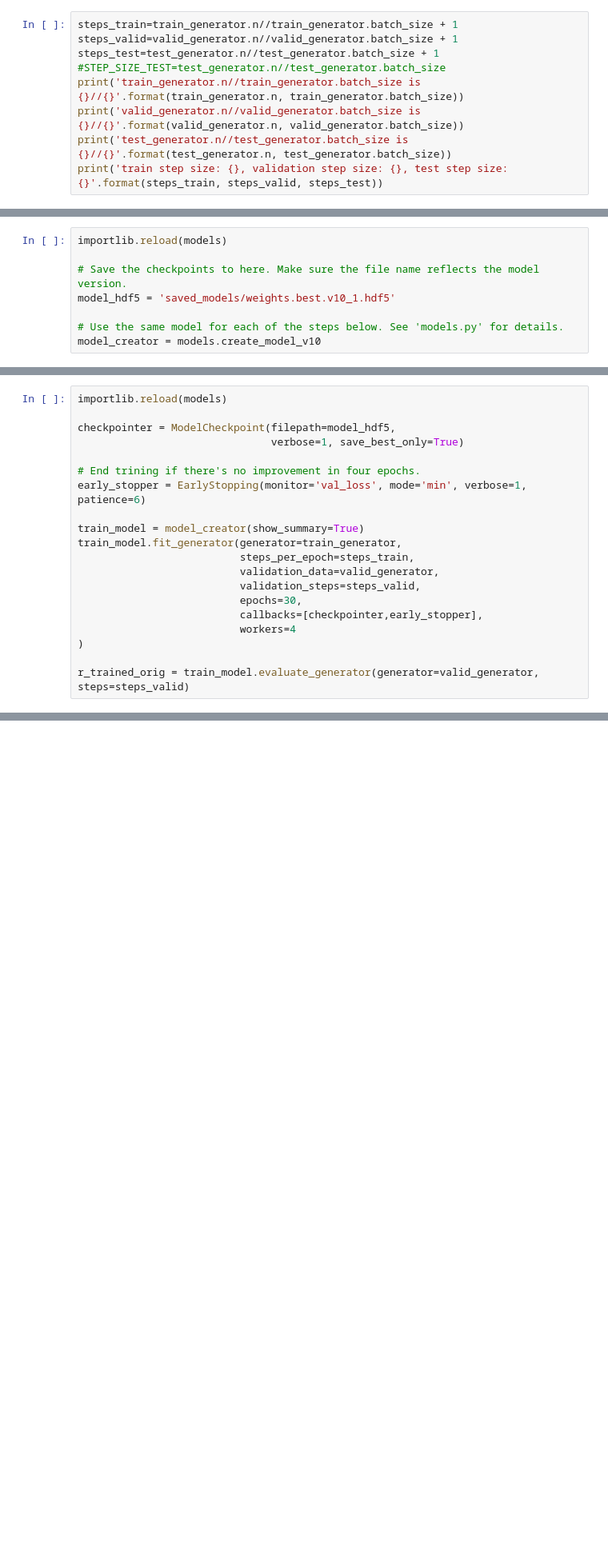
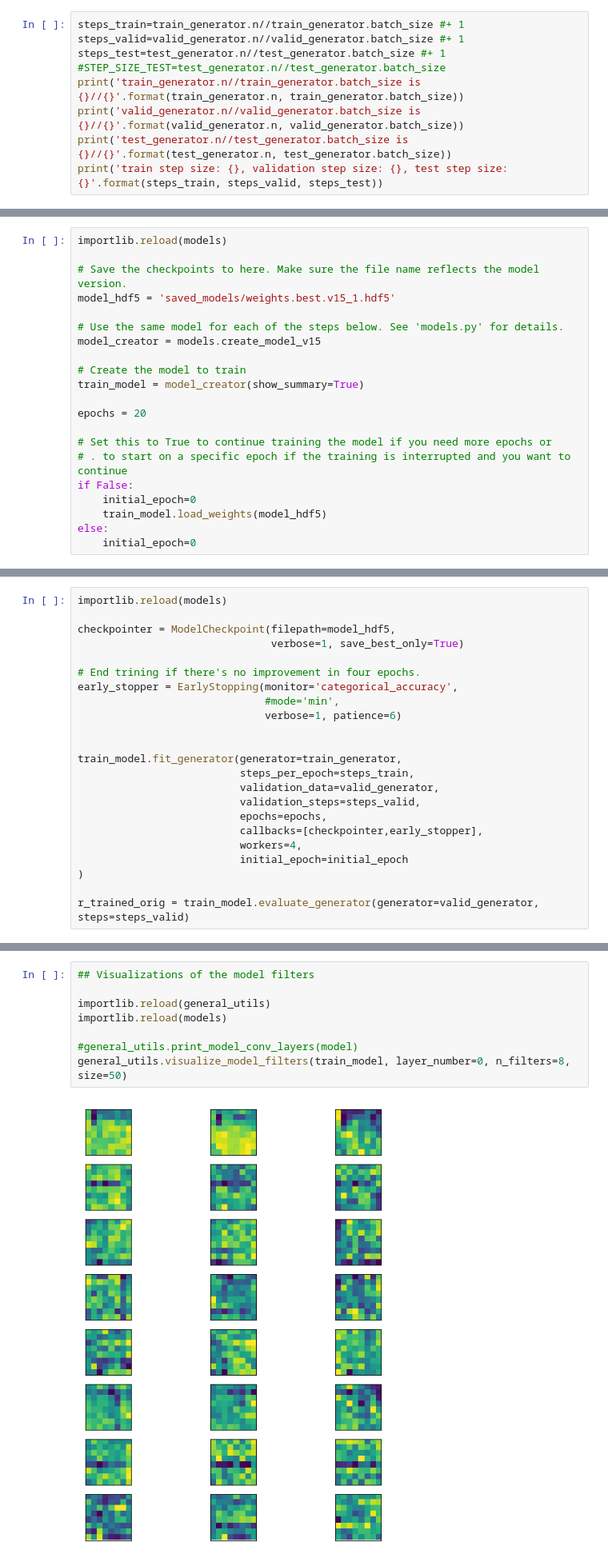
Before and after one commit to sammywachtel/udacity_capstone, a Jupyter notebook: identify_instrument.ipynb, the cells around one changed output, grey strips where cells are left out. Shown at 80% size. Saved outputs shown, nothing was run; the diff lists cells and outputs as text; blank space fills up the shorter version.

Commit message:
type: feature body: Developing more visualizations, including feature maps.

```diff
--- a/identify_instrument.ipynb
+++ b/identify_instrument.ipynb
@@ -261,9 +266,9 @@ Found 61 images belonging to 10 classes.
 # %% [markdown]
 ### Find the step sizes for each of the sets.
 # %%
-steps_train=train_generator.n//train_generator.batch_size + 1
-steps_valid=valid_generator.n//valid_generator.batch_size + 1
-steps_test=test_generator.n//test_generator.batch_size + 1
+steps_train=train_generator.n//train_generator.batch_size #+ 1
+steps_valid=valid_generator.n//valid_generator.batch_size #+ 1
+steps_test=test_generator.n//test_generator.batch_size #+ 1
 #STEP_SIZE_TEST=test_generator.n//test_generator.batch_size
 print('train_generator.n//train_generator.batch_size is {}//{}'.format(train_generator.n, train_generator.batch_size))
 print('valid_generator.n//valid_generator.batch_size is {}//{}'.format(valid_generator.n, valid_generator.batch_size))
@@ -282,7 +287,20 @@ This cell is reused for each tested model. The models are all added to the 'mode
 importlib.reload(models)
 
 # Save the checkpoints to here. Make sure the file name reflects the model version.
-model_hdf5 = 'saved_models/weights.best.v10_1.hdf5'
+model_hdf5 = 'saved_models/weights.best.v15_1.hdf5'
 
 # Use the same model for each of the steps below. See 'models.py' for details.
-model_creator = models.create_model_v10
+model_creator = models.create_model_v15
+
+# Create the model to train
+train_model = model_creator(show_summary=True)
+
+epochs = 20
+
+# Set this to True to continue training the model if you need more epochs or
+# . to start on a specific epoch if the training is interrupted and you want to continue
+if False:
+    initial_epoch=0
+    train_model.load_weights(model_hdf5)
+else:
+    initial_epoch=0
@@ -293,16 +329,19 @@ checkpointer = ModelCheckpoint(filepath=model_hdf5,
                                verbose=1, save_best_only=True)
 
 # End trining if there's no improvement in four epochs.
-early_stopper = EarlyStopping(monitor='val_loss', mode='min', verbose=1, patience=6)
+early_stopper = EarlyStopping(monitor='categorical_accuracy',
+                              #mode='min',
+                              verbose=1, patience=6)
 
-train_model = model_creator(show_summary=True)
+
 train_model.fit_generator(generator=train_generator,
                           steps_per_epoch=steps_train,
                           validation_data=valid_generator,
                           validation_steps=steps_valid,
-                          epochs=30,
+                          epochs=epochs,
                           callbacks=[checkpointer,early_stopper],
-                          workers=4
+                          workers=4,
+                          initial_epoch=initial_epoch
 )
 
 r_trained_orig = train_model.evaluate_generator(generator=valid_generator, steps=steps_valid)
@@ -327,3 +368,13 @@ Epoch 00007: early stopping
+# %%
+## Visualizations of the model filters
+
+importlib.reload(general_utils)
+importlib.reload(models)
+
+#general_utils.print_model_conv_layers(model)
+general_utils.visualize_model_filters(train_model, layer_number=0, n_filters=8, size=50)
+# %% [output]
+[figure, added]
 # %% [markdown]
 # Results
 
```
Also changed, not shown: parts of 32 cells of this notebook, 3 other files.
